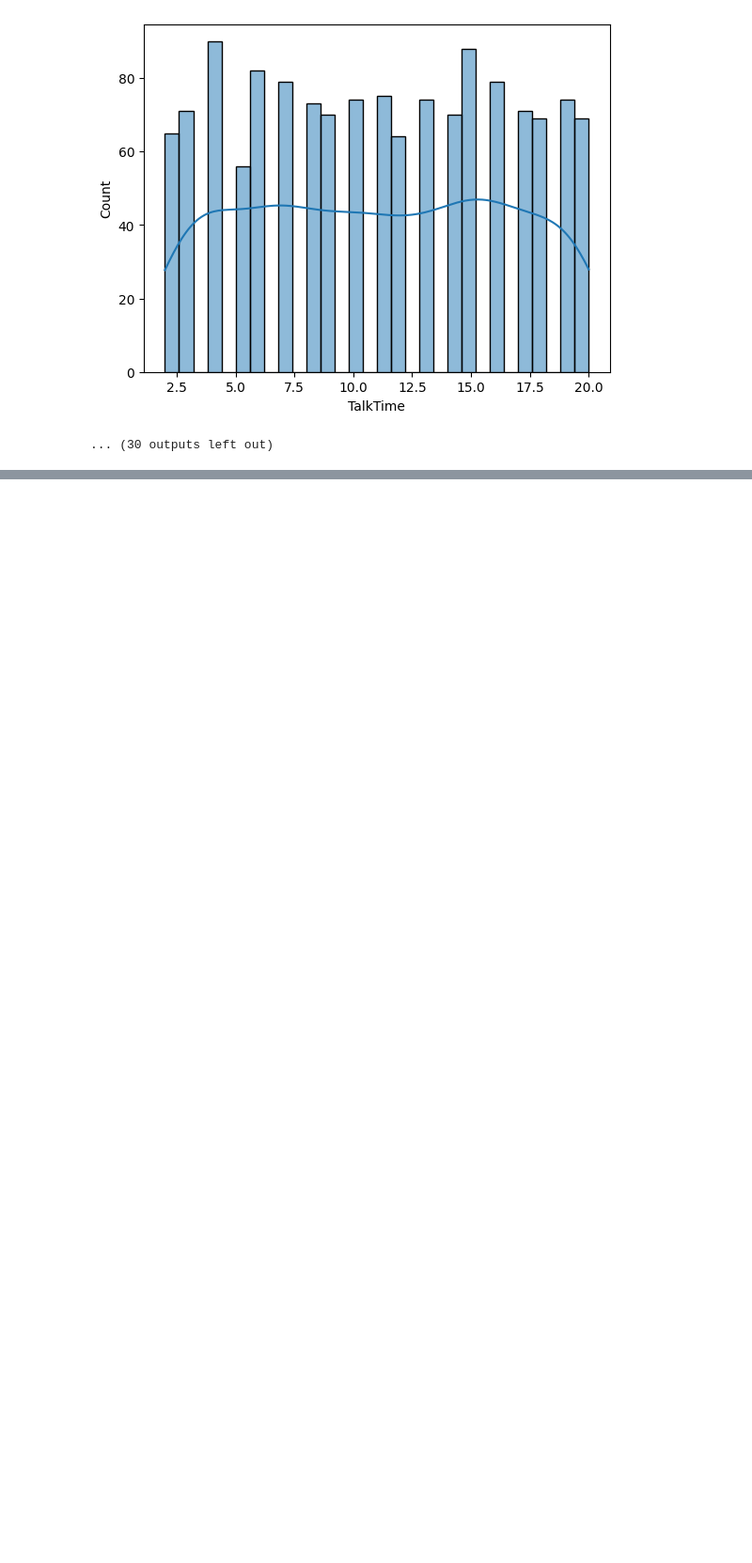
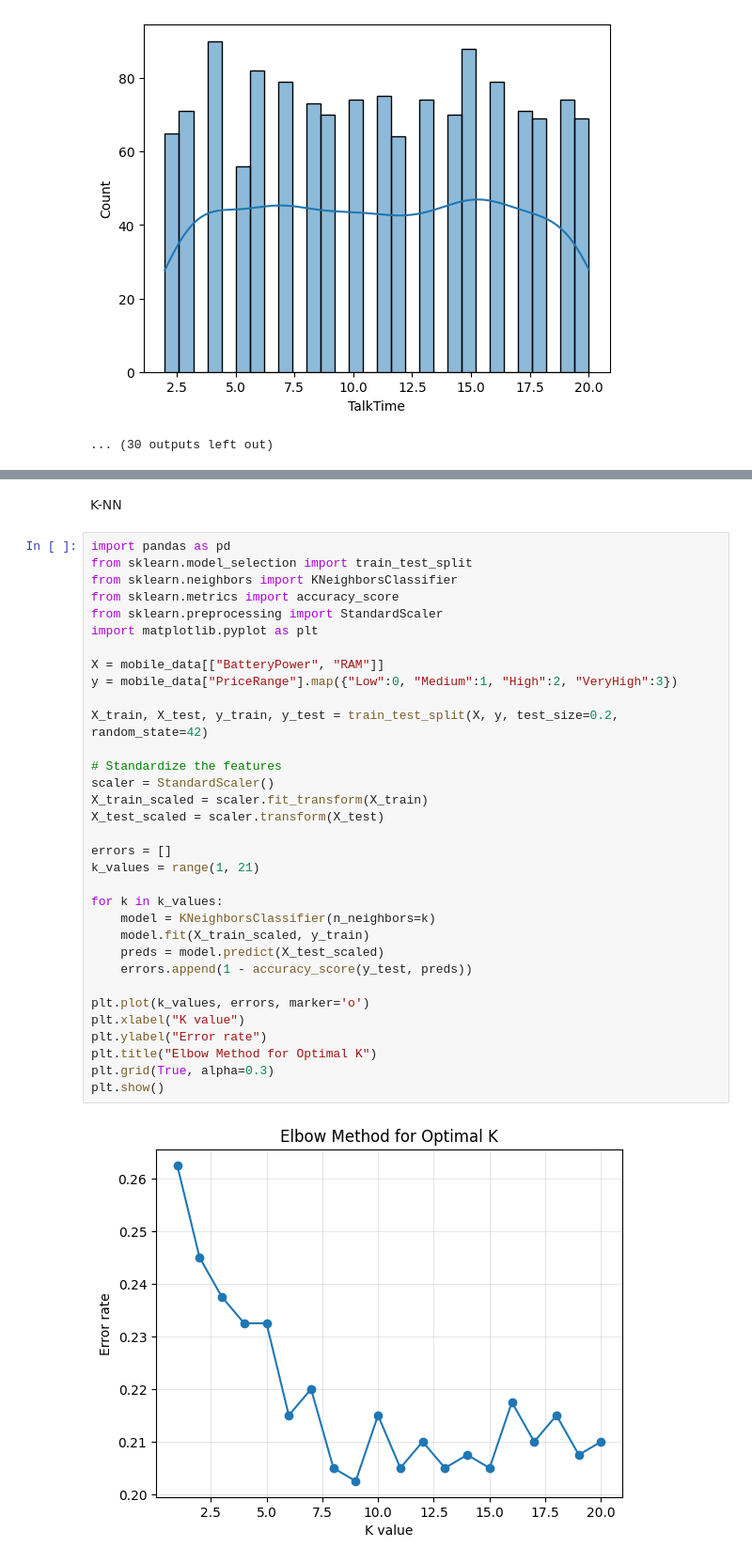
Before and after one commit to DanKas3009/AI-Coursework-2025, a Jupyter notebook: CAT-2/notebook.ipynb, the cells around one changed output, grey strips where cells are left out. Shown at 94% size. Saved outputs shown, nothing was run; the diff lists cells and outputs as text; blank space fills up the shorter version.

```diff
--- a/CAT-2/notebook.ipynb
+++ b/CAT-2/notebook.ipynb
@@ -244,0 +283,37 @@ for col in df.columns:
+# %% [markdown]
+K-NN
+# %%
+import pandas as pd
+from sklearn.model_selection import train_test_split
+from sklearn.neighbors import KNeighborsClassifier
+from sklearn.metrics import accuracy_score
+from sklearn.preprocessing import StandardScaler
+import matplotlib.pyplot as plt
+
+X = mobile_data[["BatteryPower", "RAM"]]
+y = mobile_data["PriceRange"].map({"Low":0, "Medium":1, "High":2, "VeryHigh":3})
+
+X_train, X_test, y_train, y_test = train_test_split(X, y, test_size=0.2, random_state=42)
+
+# Standardize the features
+scaler = StandardScaler()
+X_train_scaled = scaler.fit_transform(X_train)
+X_test_scaled = scaler.transform(X_test)
+
+errors = []
+k_values = range(1, 21)
+
+for k in k_values:
+    model = KNeighborsClassifier(n_neighbors=k)
+    model.fit(X_train_scaled, y_train)
+    preds = model.predict(X_test_scaled)
+    errors.append(1 - accuracy_score(y_test, preds))
+
+plt.plot(k_values, errors, marker='o')
+plt.xlabel("K value")
+plt.ylabel("Error rate")
+plt.title("Elbow Method for Optimal K")
+plt.grid(True, alpha=0.3)
+plt.show()
+# %% [output]
+[figure, added]
```
Also changed, not shown: parts of 11 cells of this notebook.
